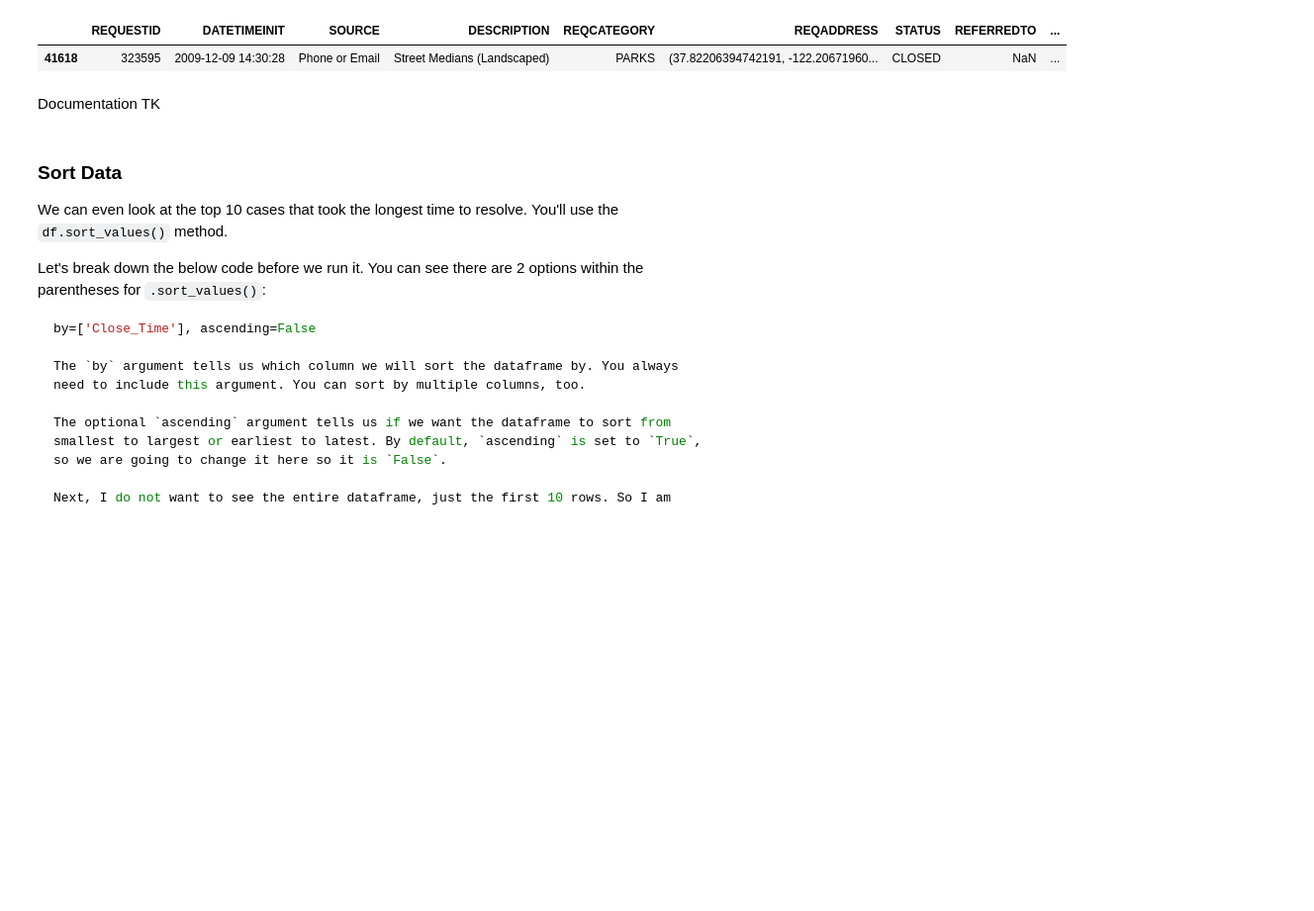
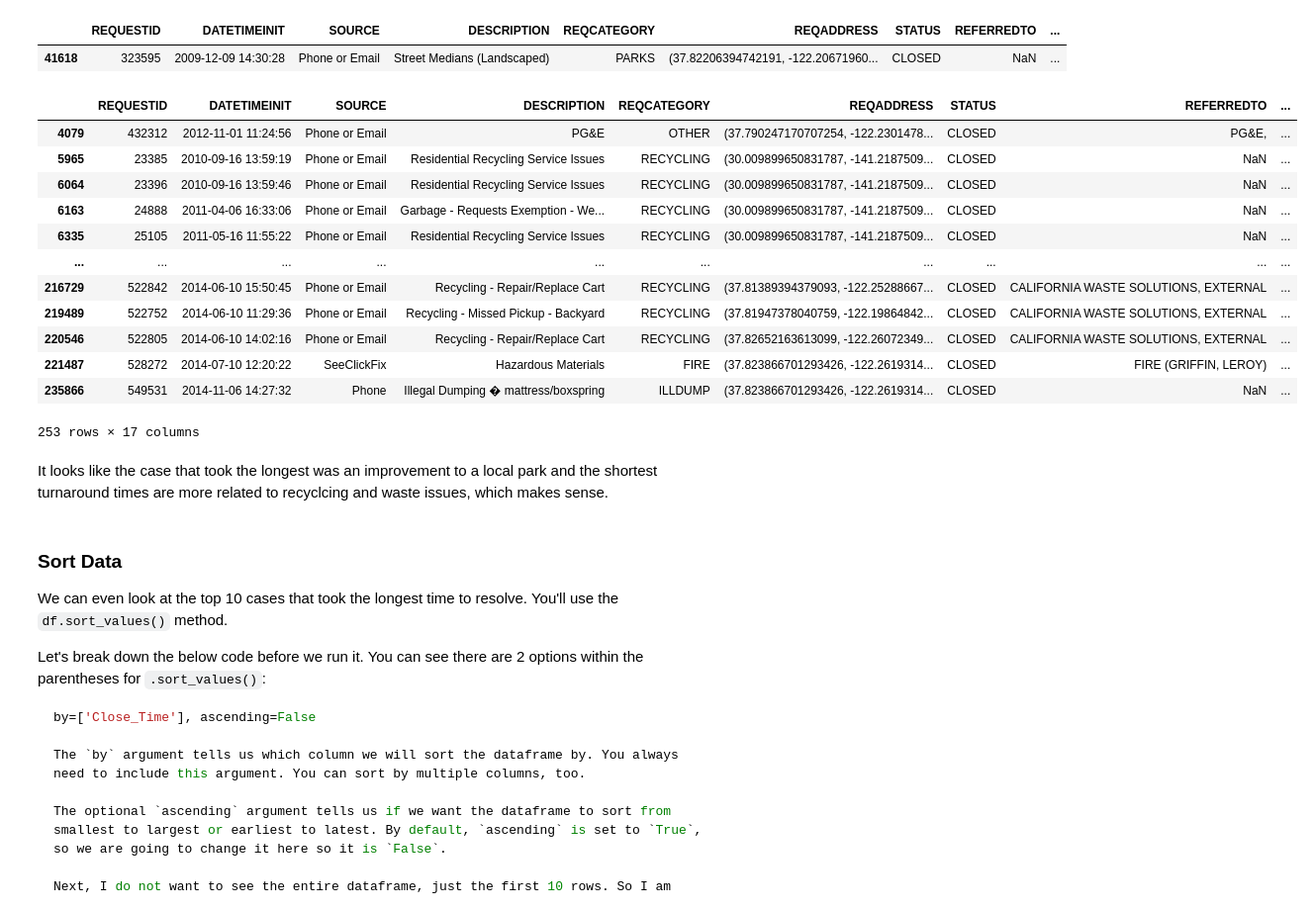
Before and after one commit to gwest650/assignment_05, a Jupyter notebook: oakland_311_calls.ipynb, the cells around one changed output. Shown at 99% size. Cells and saved outputs as stored; diff of their text form; code cells hidden in the pictures; blank space fills up the shorter version.

Commit message:
adding Oakland 311 calls pt. 1 and 2

```diff
--- a/oakland_311_calls.ipynb
+++ b/oakland_311_calls.ipynb
@@ -267,8 +292,24 @@ oakland_311[oakland_311['Close_Time'] >= '4293 days']
 # %% [output]
 |  | REQUESTID | DATETIMEINIT | SOURCE | DESCRIPTION | REQCATEGORY | REQADDRESS | STATUS | REFERREDTO | ... |
 | 41618 | 323595 | 2009-12-09 14:30:28 | Phone or Email | Street Medians (Landscaped) | PARKS | (37.82206394742191, -122.20671960... | CLOSED | NaN | ... |
+# %%
+oakland_311[oakland_311['Close_Time'] < '0 days']
+# %% [output]
+|  | REQUESTID | DATETIMEINIT | SOURCE | DESCRIPTION | REQCATEGORY | REQADDRESS | STATUS | REFERREDTO | ... |
+| 4079 | 432312 | 2012-11-01 11:24:56 | Phone or Email | PG&E | OTHER | (37.790247170707254, -122.2301478... | CLOSED | PG&E, | ... |
+| 5965 | 23385 | 2010-09-16 13:59:19 | Phone or Email | Residential Recycling Service Issues | RECYCLING | (30.009899650831787, -141.2187509... | CLOSED | NaN | ... |
+| 6064 | 23396 | 2010-09-16 13:59:46 | Phone or Email | Residential Recycling Service Issues | RECYCLING | (30.009899650831787, -141.2187509... | CLOSED | NaN | ... |
+| 6163 | 24888 | 2011-04-06 16:33:06 | Phone or Email | Garbage - Requests Exemption - We... | RECYCLING | (30.009899650831787, -141.2187509... | CLOSED | NaN | ... |
+| 6335 | 25105 | 2011-05-16 11:55:22 | Phone or Email | Residential Recycling Service Issues | RECYCLING | (30.009899650831787, -141.2187509... | CLOSED | NaN | ... |
+| ... | ... | ... | ... | ... | ... | ... | ... | ... | ... |
+| 216729 | 522842 | 2014-06-10 15:50:45 | Phone or Email | Recycling - Repair/Replace Cart | RECYCLING | (37.81389394379093, -122.25288667... | CLOSED | CALIFORNIA WASTE SOLUTIONS, EXTERNAL | ... |
+| 219489 | 522752 | 2014-06-10 11:29:36 | Phone or Email | Recycling - Missed Pickup - Backyard | RECYCLING | (37.81947378040759, -122.19864842... | CLOSED | CALIFORNIA WASTE SOLUTIONS, EXTERNAL | ... |
+| 220546 | 522805 | 2014-06-10 14:02:16 | Phone or Email | Recycling - Repair/Replace Cart | RECYCLING | (37.82652163613099, -122.26072349... | CLOSED | CALIFORNIA WASTE SOLUTIONS, EXTERNAL | ... |
+| 221487 | 528272 | 2014-07-10 12:20:22 | SeeClickFix | Hazardous Materials | FIRE | (37.823866701293426, -122.2619314... | CLOSED | FIRE (GRIFFIN, LEROY) | ... |
+| 235866 | 549531 | 2014-11-06 14:27:32 | Phone | Illegal Dumping � mattress/boxspring | ILLDUMP | (37.823866701293426, -122.2619314... | CLOSED | NaN | ... |
+253 rows × 17 columns
 # %% [markdown]
-Documentation TK
+It looks like the case that took the longest was an improvement to a local park and the shortest turnaround times are more related to recyclcing and waste issues, which makes sense.
 # %% [markdown]
 ### Sort Data
 
```
Also changed, not shown: parts of 27 cells of this notebook, 1 other file.
